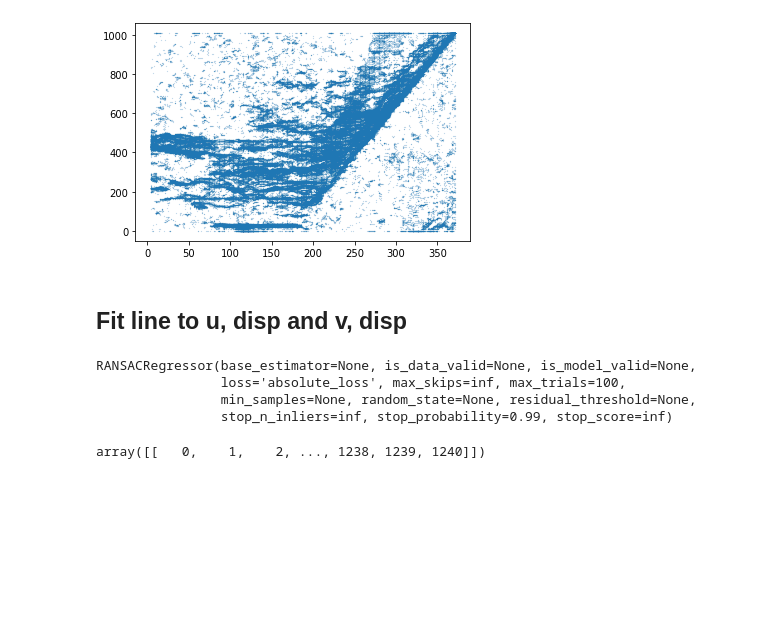
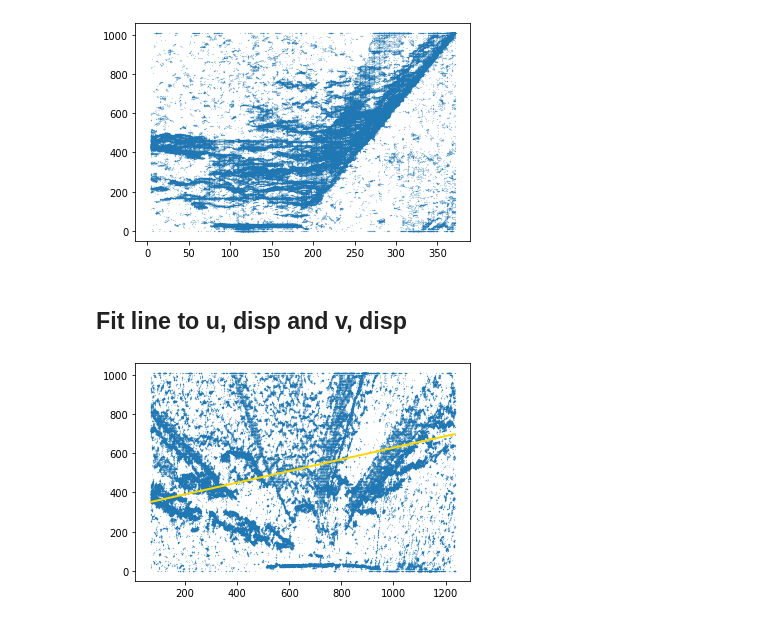
Before and after one commit to robbieculkin/depth-map, a Jupyter notebook: 1. Fit Plane.ipynb, the cells around one changed output. Cells and saved outputs as stored; diff of their text form; code cells hidden in the pictures; blank space fills up the shorter version.

Commit message:
Added code for plotting ground/not-ground points

```diff
--- a/1. Fit Plane.ipynb
+++ b/1. Fit Plane.ipynb
@@ -73,15 +70,12 @@ plt.scatter(x=v,y=d, s=0.01);
 [figure]
 # %% [markdown]
 ## Fit line to u, disp and v, disp
-# %%
-ransac_u = RANSACRegressor()
-ransac_u.fit(u,d)
-# %% [output]
-RANSACRegressor(base_estimator=None, is_data_valid=None, is_model_valid=None,
-                loss='absolute_loss', max_skips=inf, max_trials=100,
-                min_samples=None, random_state=None, residual_threshold=None,
-                stop_n_inliers=inf, stop_probability=0.99, stop_score=inf)
-# %%
-np.array([range(disparity.shape[1])])
-# %% [output]
-array([[   0,    1,    2, ..., 1238, 1239, 1240]])
+# %%
+ransac_u = RANSACRegressor()
+ransac_u.fit(u,d)
+line_u = np.arange(u.min(), u.max())[:, np.newaxis]
+line_du = ransac_u.predict(line_u)
+plt.scatter(x=u,y=d,s=0.01)
+plt.plot(line_u, line_du, color='gold',linewidth=2,label="Ransac regressor");
+# %% [output]
+[figure, added]
```
Also changed, not shown: parts of 4 cells of this notebook.
